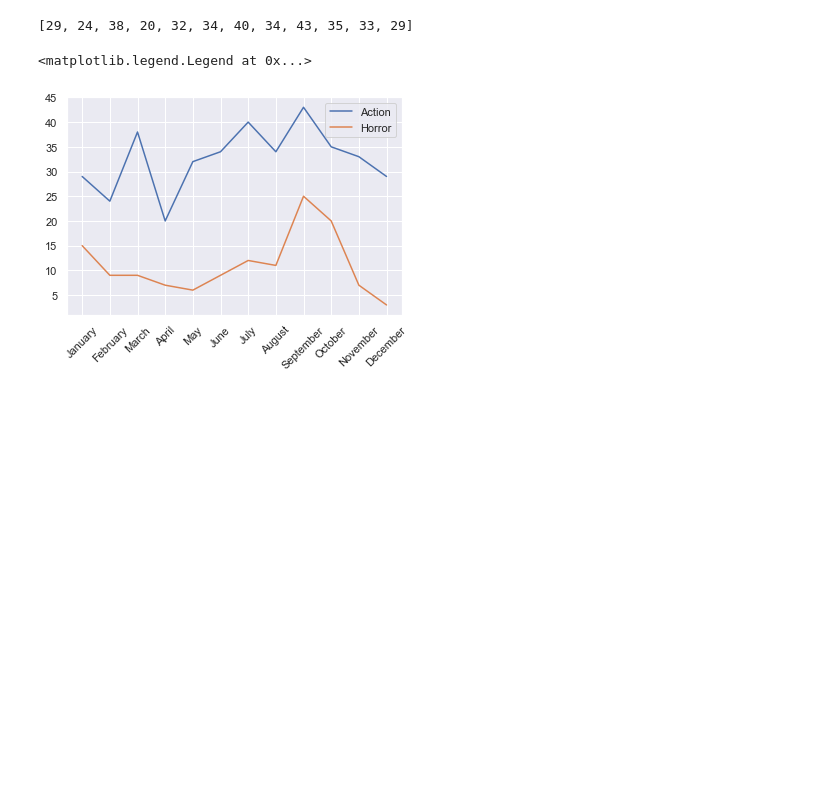
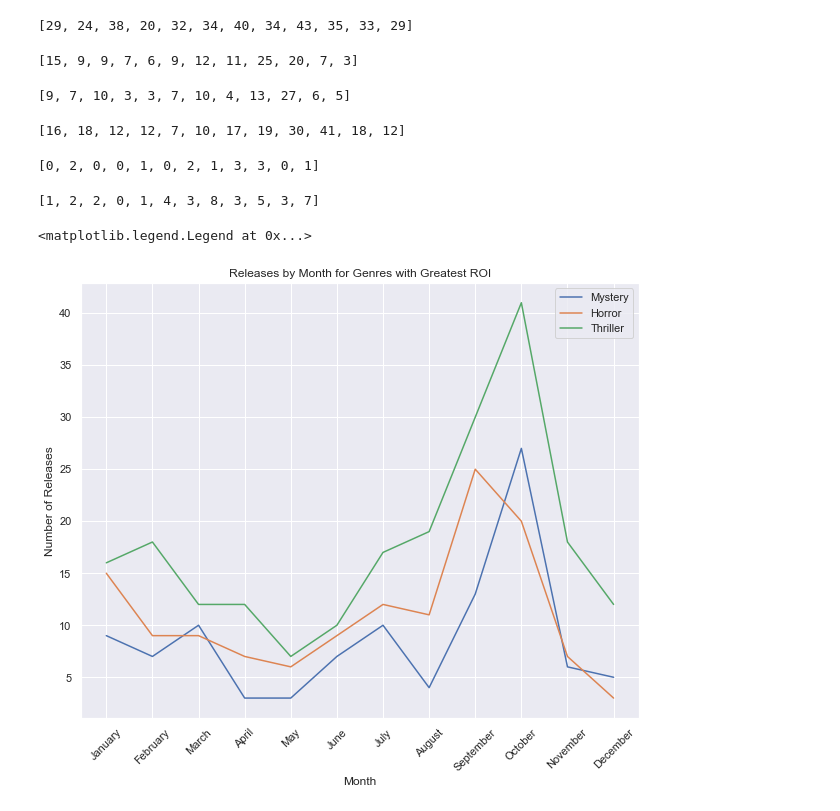
Before and after one commit to houleyemballo/AnalysisMovieData, a Jupyter notebook: Data Viz 2.ipynb, the cells around one changed output. Cells and saved outputs as stored; diff of their text form; code cells hidden in the pictures; blank space fills up the shorter version.

Commit message:
Add Data Viz 2 file with completed graph code

```diff
--- a/Data Viz 2.ipynb
+++ b/Data Viz 2.ipynb
@@ -131,18 +135,48 @@ y_action
 [29, 24, 38, 20, 32, 34, 40, 34, 43, 35, 33, 29]
 # %%
 y_horror = per_month_genre['Horror'].tolist()
+y_horror
+# %% [output]
+[15, 9, 9, 7, 6, 9, 12, 11, 25, 20, 7, 3]
+# %%
+y_mystery = per_month_genre['Mystery'].tolist()
+y_mystery
+# %% [output]
+[9, 7, 10, 3, 3, 7, 10, 4, 13, 27, 6, 5]
+# %%
+y_thriller = per_month_genre['Thriller'].tolist()
+y_thriller
+# %% [output]
+[16, 18, 12, 12, 7, 10, 17, 19, 30, 41, 18, 12]
+# %%
+y_doc = per_month_genre['Documentary'].tolist()
+y_doc
+# %% [output]
+[0, 2, 0, 0, 1, 0, 2, 1, 3, 3, 0, 1]
+# %%
+y_music = per_month_genre['Music'].tolist()
+y_music
+# %% [output]
+[1, 2, 2, 0, 1, 4, 3, 8, 3, 5, 3, 7]
 # %%
-fig, ax=plt.subplots()
+fig, ax=plt.subplots(figsize=(10, 8))
 
 sns.set_theme()
 # ax.plot(x,y) #total number of movies
-ax.plot(x,y_action, label='Action')
+ax.plot(x,y_mystery, label='Mystery')
 ax.plot(x,y_horror, label='Horror')
+ax.plot(x, y_thriller, label = 'Thriller')
+# ax.plot(x, y_doc, label = 'Documentary')
+# ax.plot(x, y_music, label = 'Music')
+
 
 positions = (1, 2, 3,4,5,6,7,8,9,10,11,12)
 labels = ('January', 'February', 'March', 'April', 'May', 'June', 'July','August', 'September', 'October', 'November', 'December')
 plt.xticks(positions, labels, rotation = 45)
+plt.title('Releases by Month for Genres with Greatest ROI')
+plt.xlabel('Month')
+plt.ylabel('Number of Releases')
 plt.legend()
 # %% [output]
 <matplotlib.legend.Legend at 0x...>
-[figure, old version]
+[figure, new version]
```
Also changed, not shown: parts of 1 cell of this notebook, 1 other file.
